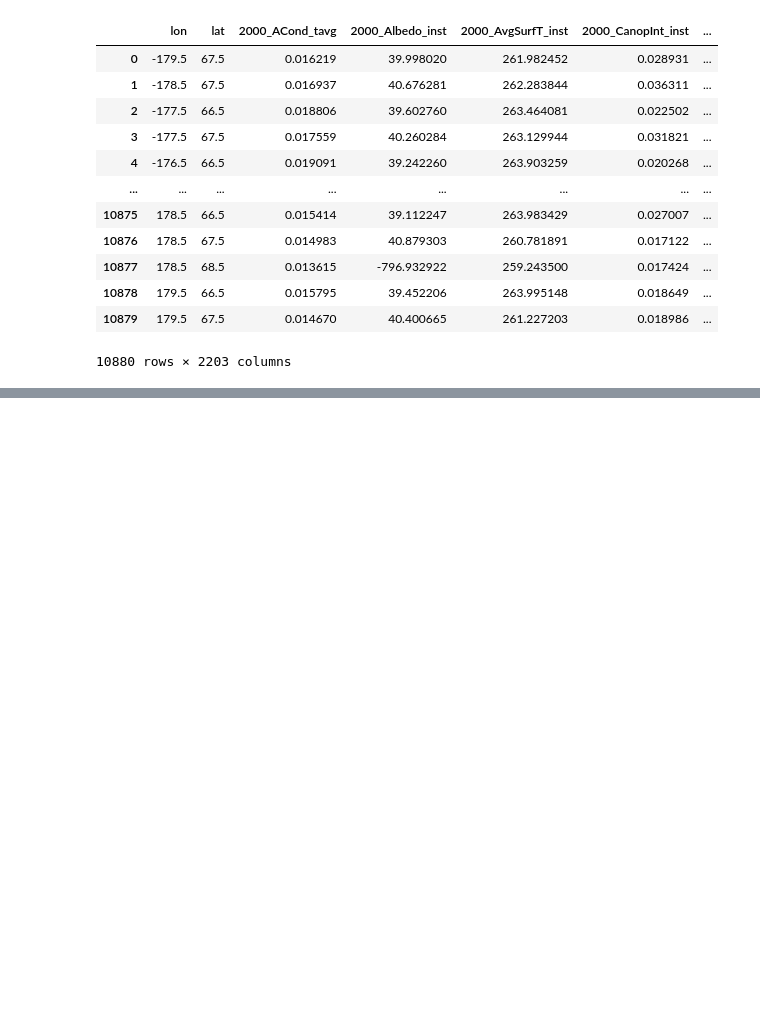
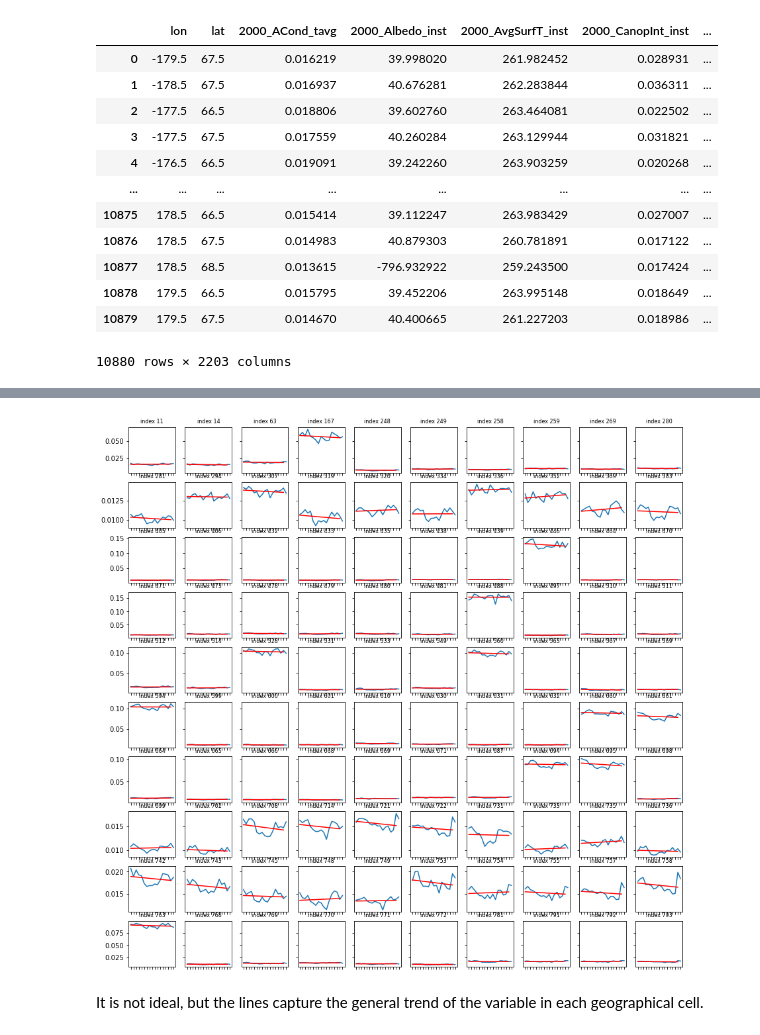
Before and after one commit to liliskov/Modern-Data-Analytics, a Jupyter notebook: Water Security.ipynb, the cells around one changed output, grey strips where cells are left out. Cells and saved outputs as stored; diff of their text form; code cells hidden in the pictures; blank space fills up the shorter version.

```diff
--- a/Water Security.ipynb
+++ b/Water Security.ipynb
@@ -361,0 +411,19 @@ master_df
+# %%
+low_scorers = np.where(np.array(acond_rsqrd) < 0.1)[0]
+fig, ax = plt.subplots(10, 10, sharex='col', sharey='row', figsize=(15,15))
+i = 0
+for row in ax:
+    for gridplt in row:
+        real_idx = low_scorers[i]
+        gridplt.set_xticklabels([])
+        gridplt.title.set_text('index %d' % real_idx)
+        gridplt.title.set_size(8)
+        x = np.arange(2000, 2016).reshape((-1, 1))
+        y = acond_tavg.iloc[real_idx]
+        gridplt.plot(y)
+        gridplt.plot([acond_models[real_idx].intercept_ + acond_models[real_idx].coef_[0] * xv for xv in x], 'r')
+        i += 1
+# %% [output]
+[figure, added]
+# %% [markdown]
+It is not ideal, but the lines capture the general trend of the variable in each geographical cell.
```
Also changed, not shown: parts of 13 cells of this notebook.
